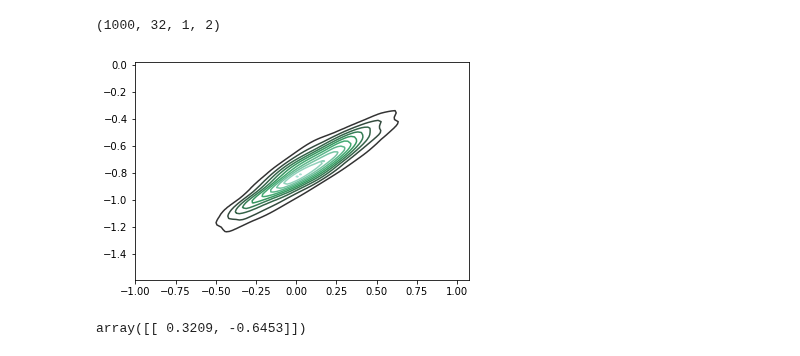
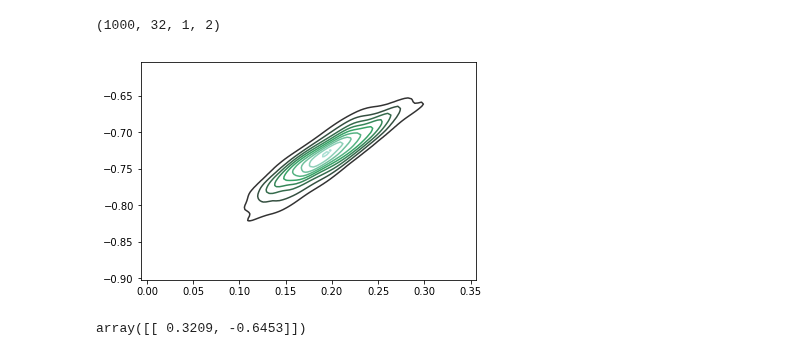
Before and after one commit to npetrenko/real_nvp, a Jupyter notebook: random_walk_no_cov_regr_aux.ipynb, the cells around one changed output. Saved outputs shown, nothing was run; the diff lists cells and outputs as text; code cells hidden in the pictures.

```diff
--- a/random_walk_no_cov_regr_aux.ipynb
+++ b/random_walk_no_cov_regr_aux.ipynb
@@ -114,8 +120,12 @@ ent = tf.reduce_sum([flow.logdens for flow in flows])
 ent
 # %% [output]
 <tf.Tensor 'Sum_1:0' shape=() dtype=float64>
+# %%
+df = dim[0]*dim[1]*20
+pmat = np.diag([(1/s1**2)]*(dim[0]*dim[1]))/df
+cov_prior = WishartCholesky(df, pmat, cholesky_input_output_matrices=True)
 # %%
-loss = -logl - prior + ent
+loss = -logl - prior + ent - cov_prior.log_prob(PWalk.fsigma) + lowerd.logdens + ldiag.logdens
 loss /= n*dim[0]*dim[1]
 # %%
 opt = tf.train.AdamOptimizer(0.0001).minimize(loss)
@@ -141,6 +151,6 @@ array([[2629.4573,  145.7262],
 # %%
 %%time
-for _ in range(500):
+for _ in range(5000):
     for _ in range(400):
         l, _ = sess.run([loss, opt], {phase:True})
     print(l)
@@ -167 +163,7 @@ for _ in range(500):
 KeyboardInterrupt:
+# %%
+ss = []
+for _ in range(3000):
+    a = np.linalg.inv(PWalk.inverse_sigma.eval()[:3,:3])
+    ss.append(np.sqrt(np.diag(a)))
+ss = np.array(ss)
@@ -178,10 +189,10 @@ samples.shape
 # %% [output]
 (1000, 32, 1, 2)
 # %%
-sns.kdeplot(samples[:,1,0,0], samples[:,10,0,1])
+sns.kdeplot(samples[:,0,0,0], samples[:,0,0,1])
 plt.show()
 # %% [output]
-[figure, old version]
+[figure, new version]
 # %%
 t = 18
 params[t]
```
Also changed, not shown: parts of 11 cells of this notebook, 3 other files.
